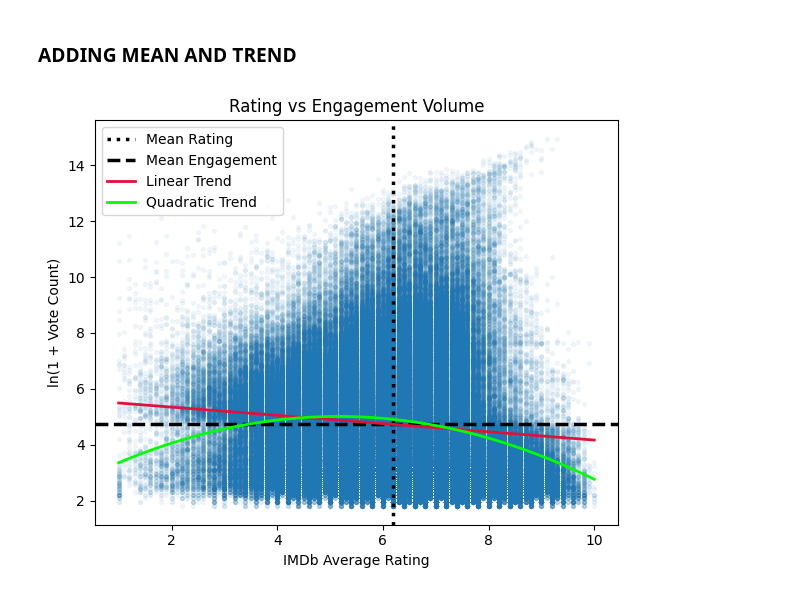
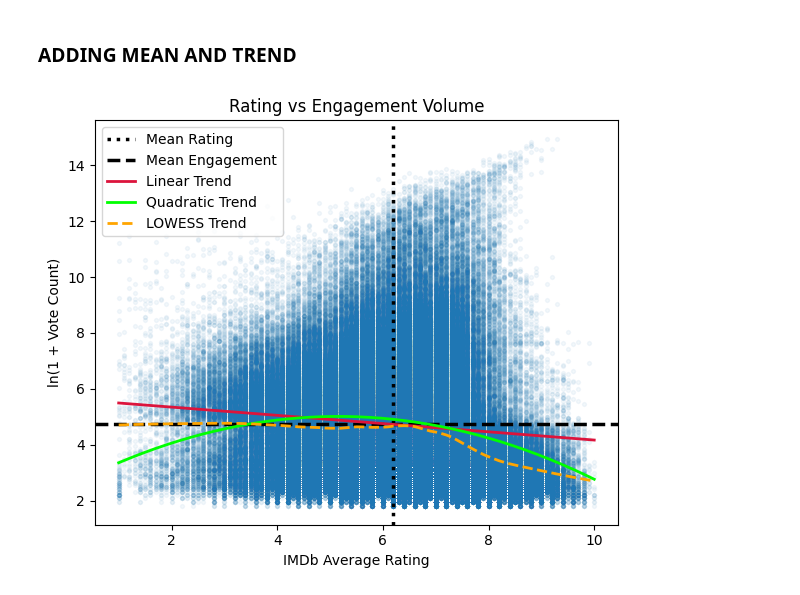
Before and after one commit to janmcconnellCityU/DS687_CAPSTONE, a Jupyter notebook: scripts/06_data_analysis.ipynb, the cells around one changed output. Saved outputs shown, nothing was run; the diff lists cells and outputs as text; code cells hidden in the pictures.

Commit message:
updating to include LOWESS smoother

```diff
--- a/scripts/06_data_analysis.ipynb
+++ b/scripts/06_data_analysis.ipynb
@@ -1318,12 +1318,15 @@ Export shape (rows, columns): (318870, 32)
 #
 # Enhancements in this visualization:
 # - Mean reference lines are added to show the center of the distribution.
-# - A linear trend line summarizes the overall relationship between
-#   rating and engagement volume.
+# - A linear trend line summarizes the overall directional relationship.
+# - A quadratic trend line is added to assess possible non-linear structure.
+# - A LOWESS smoother is added to show the data-driven pattern without
+#   imposing a fixed functional form.
 ##########
 
 import numpy as np
 import matplotlib.pyplot as plt
+from statsmodels.nonparametric.smoothers_lowess import lowess
 
 ##########
 # Step 1: Compute mean reference values
@@ -1339,7 +1342,7 @@ mean_log_votes = df_personnel["log_votes"].mean()
 # Step 2: Initialize figure
 ##########
 
-plt.figure(figsize=(6,5))
+plt.figure(figsize=(6, 5))
 
 ##########
 # Step 3: Scatter plot of rating vs engagement
@@ -1375,35 +1378,58 @@ plt.axhline(mean_log_votes, color="black", linestyle="--", linewidth=2.5, label=
 
 x = df_personnel["averageRating"]
 y = df_personnel["log_votes"]
 
 m, b = np.polyfit(x, y, 1)
 
 x_line = np.linspace(x.min(), x.max(), 100)
 y_line = m * x_line + b
 
 plt.plot(x_line, y_line, color="crimson", linewidth=2, label="Linear Trend")
 
 ##########
-# Step 5b: Fit and plot quadratic (non-linear) trend
+# Step 6: Fit and plot quadratic (non-linear) trend
+#
+# A second-order polynomial is fitted to examine whether the relationship
+# between rating and engagement follows a curved pattern rather than a
+# strictly linear one.
 ##########
 
-coeffs = np.polyfit(x, y, 2)  # quadratic fit
+coeffs = np.polyfit(x, y, 2)
+
 x_curve = np.linspace(x.min(), x.max(), 200)
-y_curve = coeffs[0]*x_curve**2 + coeffs[1]*x_curve + coeffs[2]
+y_curve = coeffs[0] * x_curve**2 + coeffs[1] * x_curve + coeffs[2]
 
 plt.plot(x_curve, y_curve, color="lime", linewidth=2, label="Quadratic Trend")
 
 ##########
-# Step 6: Final plot formatting
+# Step 7: Fit and plot LOWESS (non-parametric) trend
+#
+# LOWESS provides a data-driven smoothing curve that does not assume
+# a specific functional form, allowing the underlying pattern to emerge.
+##########
+
+lowess_fit = lowess(y, x, frac=0.2)
+
+plt.plot(
+    lowess_fit[:, 0],
+    lowess_fit[:, 1],
+    color="orange",
+    linewidth=2,
+    linestyle="--",
+    label="LOWESS Trend"
+)
+
+##########
+# Step 8: Final plot formatting
 ##########
 
 plt.xlabel("IMDb Average Rating")
 plt.ylabel("ln(1 + Vote Count)")
 plt.title("Rating vs Engagement Volume")
 
 plt.legend(loc="upper left")
 
 plt.tight_layout()
 plt.show()
 # %% [output]
-[figure, old version]
+[figure, new version]
```
Also changed, not shown: parts of 2 cells of this notebook.
